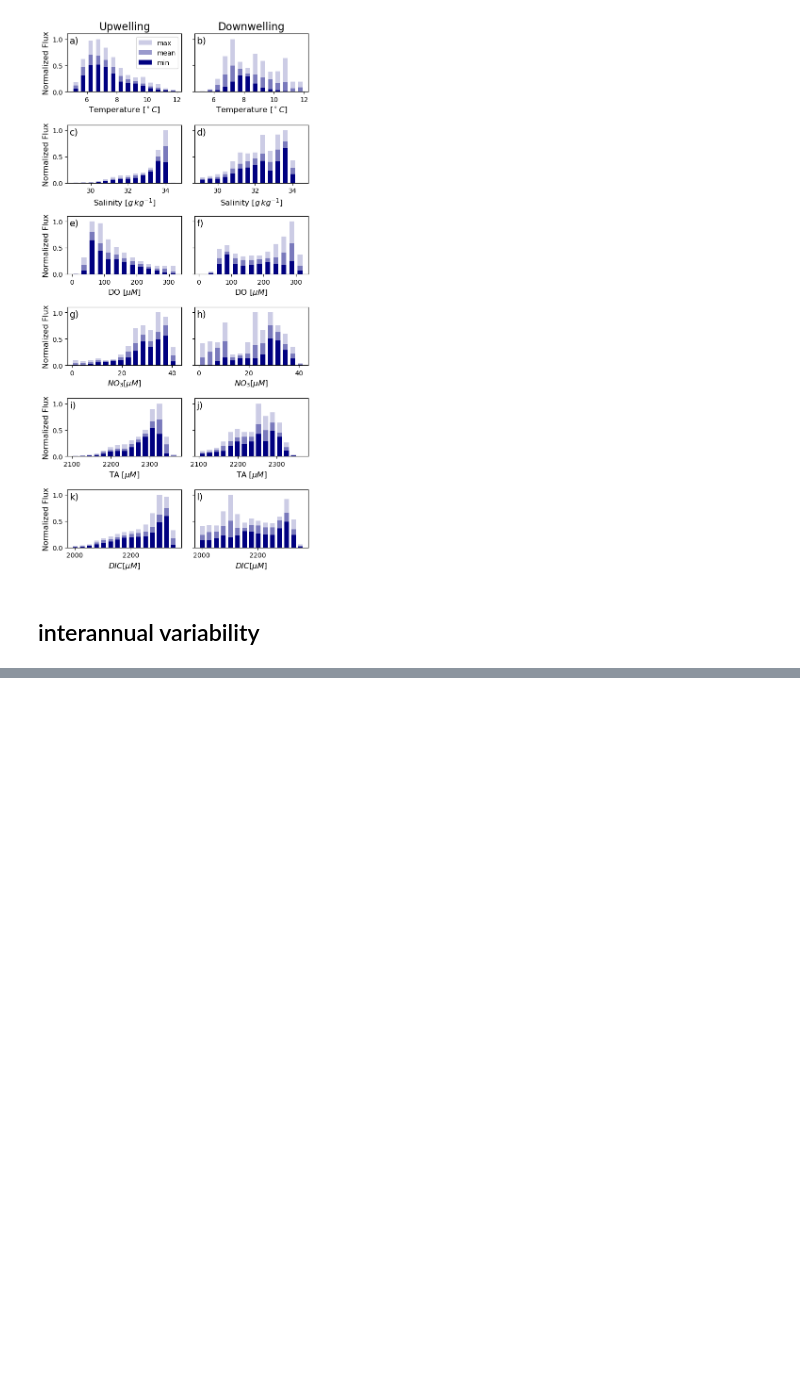
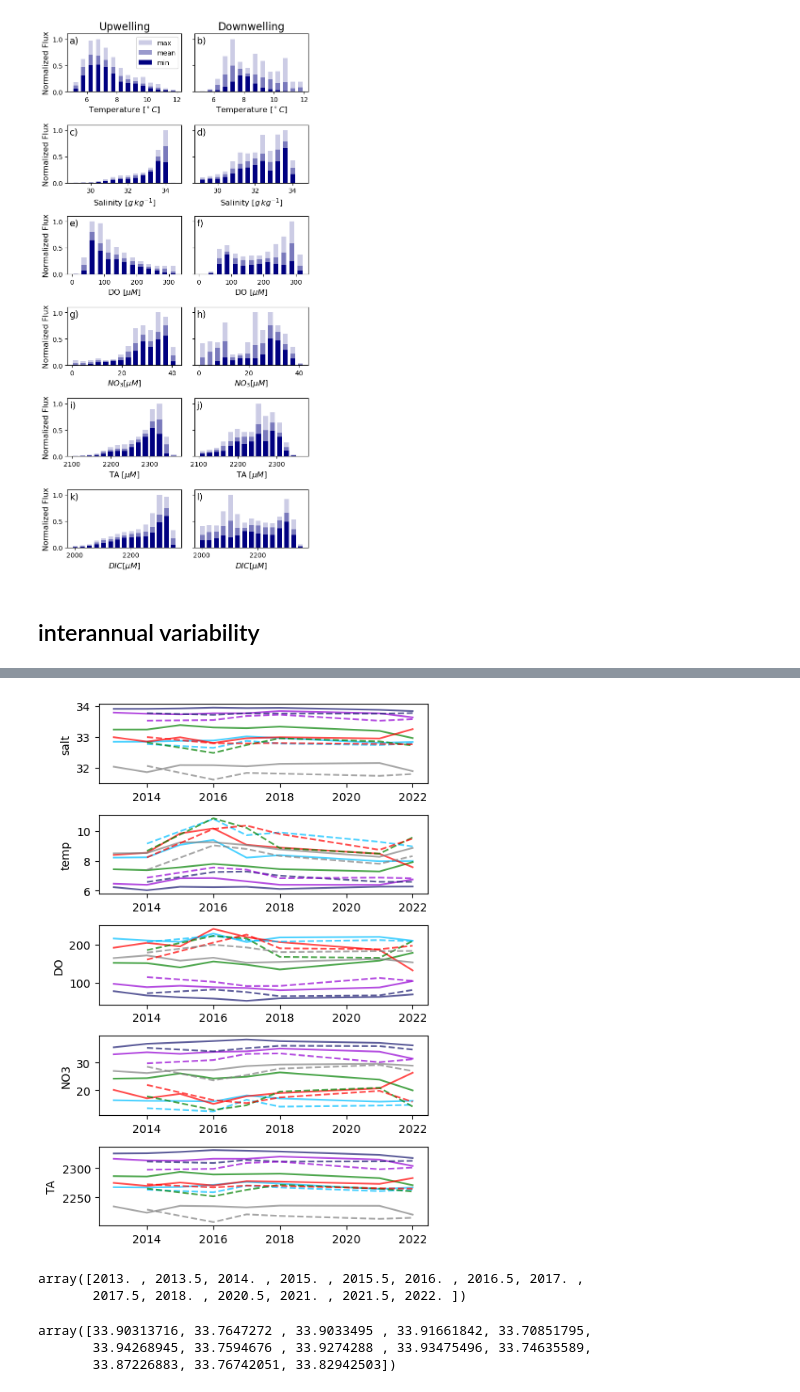
Before and after one commit to rbeutel/LO_user, a Jupyter notebook: ariane/quant_properties.ipynb, the cells around one changed output, grey strips where cells are left out. Drawn from its saved outputs; the diff is of its cells as text; code cells hidden in the pictures; blank space fills up the shorter version.

Commit message:
interannual property variability in the modelled water masses

```diff
--- a/ariane/quant_properties.ipynb
+++ b/ariane/quant_properties.ipynb
@@ -379,0 +397,16 @@ plt.tight_layout()
+# %%
+def interannual(region, property, updown):
+    if updown == 'up':
+        files = [up13, up14, up15, up16, up17, up18, up21, up22]
+    elif updown == 'down':
+        files = [dw13, dw15, dw16, dw17, dw20, dw21]
+    elif updown == 'both':
+        files = [up13, dw13, up14, up15, dw15, up16, dw16, up17, dw17, up18, dw20, up21, dw21, up22]
+
+    data = np.zeros(len(files))
+    i = 0
+    for file in files:
+        data[i] = file[property][file.regions == region]
+        i+=1
+
+    return data
@@ -379,0 +425,39 @@ plt.tight_layout()
+# %%
+upyears = [2013, 2014, 2015, 2016, 2017, 2018, 2021, 2022]
+downyears = [2014, 2016, 2017, 2018, 2021, 2022]
+properties = ['salt','temp','DO','NO3','TA','DIC']
+
+fig, ax = plt.subplots(5,1,figsize=(5,7))
+
+for i in range(len(ax)):
+    ax[i].plot(upyears, interannual('cuc', properties[i], 'up'),c='midnightblue',alpha=0.7)
+    ax[i].plot(upyears, interannual('offshore deep', properties[i], 'up'),c='darkviolet',alpha=0.7)
+    ax[i].plot(upyears, interannual('offshore surface', properties[i], 'up'),c='deepskyblue',alpha=0.7)
+    ax[i].plot(upyears, interannual('north', properties[i], 'up'),c='green',alpha=0.7)
+    ax[i].plot(upyears, interannual('south', properties[i], 'up'),c='red',alpha=0.7)
+    # ax[i].plot(upyears, interannual('fresh', properties[i], 'up'),c='magenta',alpha=0.7)
+    ax[i].plot(upyears, interannual('loop', properties[i], 'up'),c='grey',alpha=0.7)
+    ax[i].plot(downyears, interannual('cuc', properties[i], 'down'),ls='dashed',c='midnightblue',alpha=0.7)
+    ax[i].plot(downyears, interannual('offshore deep', properties[i], 'down'),ls='dashed',c='darkviolet',alpha=0.7)
+    ax[i].plot(downyears, interannual('offshore surface', properties[i], 'down'),ls='dashed',c='deepskyblue',alpha=0.7)
+    ax[i].plot(downyears, interannual('north', properties[i], 'down'),ls='dashed',c='green',alpha=0.7)
+    ax[i].plot(downyears, interannual('south', properties[i], 'down'),ls='dashed',c='red',alpha=0.7)
+    # ax[i].plot(downyears, interannual('fresh', properties[i], 'down'),ls='dashed',c='magenta',alpha=0.7)
+    ax[i].plot(downyears, interannual('loop', properties[i], 'down'),ls='dashed',c='grey',alpha=0.7)
+
+    ax[i].set_ylabel(properties[i])
+
+plt.tight_layout()
+# %% [output]
+[figure, added]
+# %%
+np.sort(np.append(np.array(upyears),(np.array(downyears) - 0.5)))
+# %% [output]
+array([2013. , 2013.5, 2014. , 2015. , 2015.5, 2016. , 2016.5, 2017. ,
+       2017.5, 2018. , 2020.5, 2021. , 2021.5, 2022. ])
+# %%
+interannual('cuc', properties[i], 'both')
+# %% [output]
+array([33.90313716, 33.7647272 , 33.9033495 , 33.91661842, 33.70851795,
+       33.94268945, 33.7594676 , 33.9274288 , 33.93475496, 33.74635589,
+       33.87226883, 33.76742051, 33.82942503])
```
Also changed, not shown: parts of 5 cells of this notebook, 1 other file.
